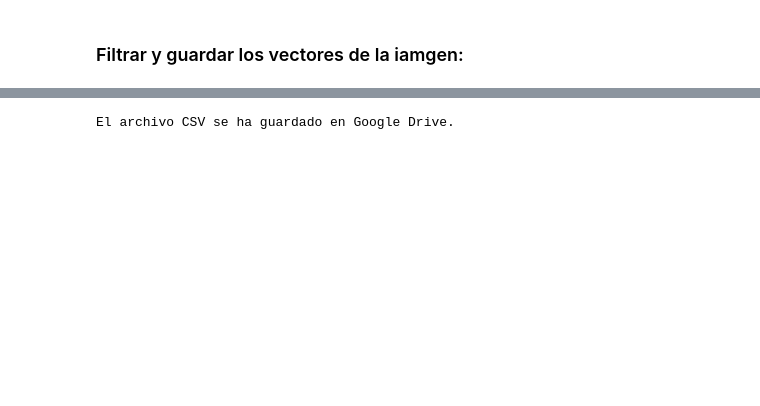
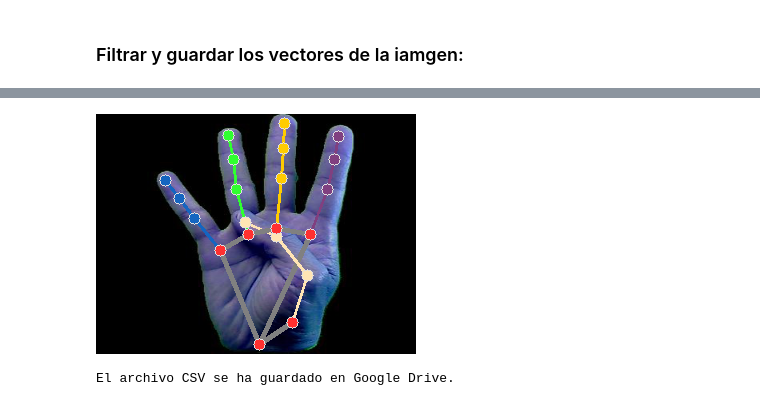
Before and after one commit to cristhiansito123/mai_hand, a Jupyter notebook: scripts/preprocessing/Preprocessing_database.ipynb, the cells around one changed output, grey strips where cells are left out. Drawn from its saved outputs; the diff is of its cells as text; code cells hidden in the pictures; blank space fills up the shorter version.

```diff
--- a/scripts/preprocessing/Preprocessing_database.ipynb
+++ b/scripts/preprocessing/Preprocessing_database.ipynb
@@ -144,49 +144,58 @@ from google.colab.patches import cv2_imshow
    # Configurar la detección de manos con Mediapipe
 mp_drawing = mp.solutions.drawing_utils
 mp_hands = mp.solutions.hands
+mp_drawing_styles = mp.solutions.drawing_styles
 csv_path = 'landmarks.csv'  # Ruta del archivo CSV
-
+counter =0
 
 with open(csv_path, 'w', newline='') as csv_file1:
     writer1 = csv.writer(csv_file1)
     for i in range(len(data)):
-      with mp_hands.Hands(static_image_mode=True, max_num_hands=1, min_detection_confidence=0.1) as hands:
+      with mp_hands.Hands(static_image_mode=True, max_num_hands=1, min_detection_confidence=0.5) as hands:
             # Convertir la imagen de BGR a RGB
 
             image_rgb = cv2.cvtColor(np.array(data[i][0]), cv2.COLOR_BGR2RGB)
 
             blurred_image = cv2.GaussianBlur(image_rgb, (5, 5), 0)
 
             # Filtrado para priorizar la mano
-            imagen_recortada2 = cv2.resize(blurred_image, (320, 240))
+            imagen_recortada2 = cv2.resize(np.array(data[i][0]), (320, 240))
 
             # Procesar la imagen con Mediapipe9
-            resultado = hands.process(np.array(data[i][0]))
+            #resultado = hands.process(np.array(data[i][0]))
+            resultado = hands.process(imagen_recortada2)
             # Verificar si se detectó alguna mano
 
             #cv2_imshow(imagen_recortada2)
 
                 # Guardar los puntos y vectores en un archivo CSV
       if resultado.multi_hand_landmarks:
 
                     hand_landmarks_cropped = resultado.multi_hand_landmarks[0]
                     landmarks_data = []
                     for landmark in hand_landmarks_cropped.landmark:
                         landmarks_data.append((landmark.x, landmark.y, landmark.z))
 
 
                     writer1.writerows(str(data[i][1]))
                     writer1.writerows(landmarks_data)
 
 
 
 
                     #print(landmarks_data)
-                    #mp_drawing.draw_landmarks(
-                    #              imagen_recortada2, hand_landmarks_cropped, mp_hands.HAND_CONNECTIONS
-                    #          )
-                    #cv2_imshow(imagen_recortada2)
+                    if(i==300):
+
+                      mp_drawing.draw_landmarks(
+                                    imagen_recortada2, hand_landmarks_cropped, mp_hands.HAND_CONNECTIONS,mp_drawing_styles.get_default_hand_landmarks_style(),mp_drawing_styles.get_default_hand_connections_style()
+                                )
+                      cv2_imshow(imagen_recortada2)
+      else:
+        #print("No se pudo sacar landmark de la imagen "+str(data[i][1])+" "+str(counter))
+        counter = counter + 1
                 # Mostrar la imagen final con los vectores y puntos
+# %% [output]
+[figure, added]
 # %%
 import shutil
 # Ruta de destino en Google Drive
```
Also changed, not shown: parts of 4 cells of this notebook.
